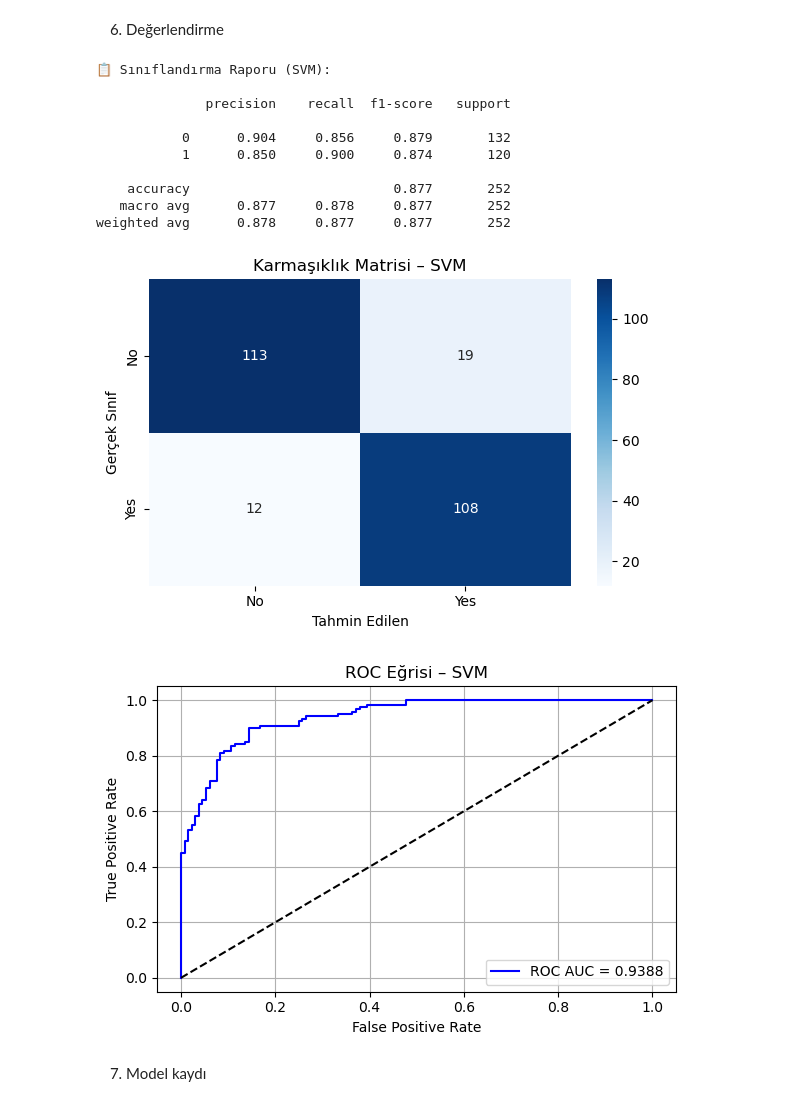
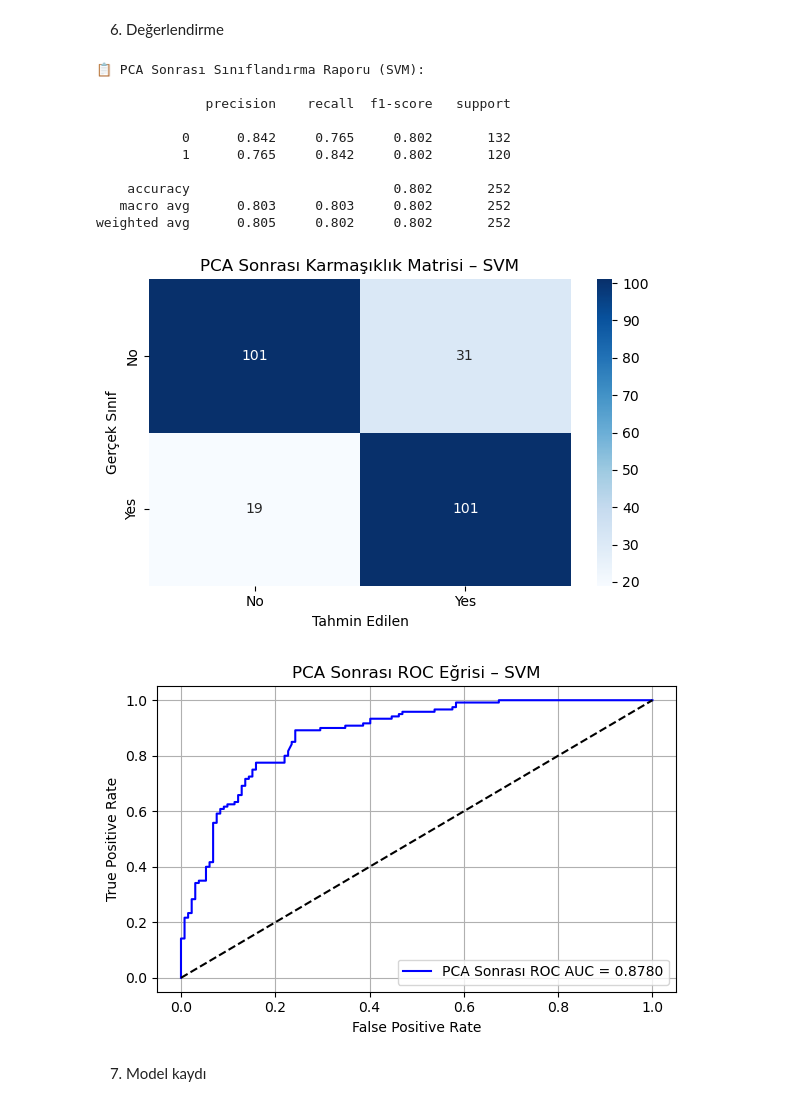
Before and after one commit to batukar/yz_ogrenme_modelleri, a Jupyter notebook: mental_health/pca/svm.ipynb, the cells around one changed output. Cells and saved outputs as stored; diff of their text form; code cells hidden in the pictures.

```diff
--- a/mental_health/pca/svm.ipynb
+++ b/mental_health/pca/svm.ipynb
@@ -82,47 +82,47 @@ y_proba = model.predict_proba(X_test_scaled)[:, 1]
 6. Değerlendirme
 # %%
 # 📋 Sınıflandırma raporu
-print("📋 Sınıflandırma Raporu (SVM):\n")
+print("📋 PCA Sonrası Sınıflandırma Raporu (SVM):\n")
 report = classification_report(y_test, y_pred, digits=3)  # 3 basamak hassasiyeti
 print(report)
 
 # 🔍 Karmaşıklık Matrisi
 cm = confusion_matrix(y_test, y_pred)
 plt.figure(figsize=(6, 4))
 sns.heatmap(cm, annot=True, fmt="d", cmap="Blues", xticklabels=["No", "Yes"], yticklabels=["No", "Yes"])
-plt.title("Karmaşıklık Matrisi – SVM")
+plt.title("PCA Sonrası Karmaşıklık Matrisi – SVM")
 plt.xlabel("Tahmin Edilen")
 plt.ylabel("Gerçek Sınıf")
 plt.tight_layout()
 plt.show()
 
 # 🌈 ROC Eğrisi
 fpr, tpr, _ = roc_curve(y_test, y_proba)
 roc_auc = roc_auc_score(y_test, y_proba)
 
 plt.figure(figsize=(6, 4))
-plt.plot(fpr, tpr, label=f"ROC AUC = {roc_auc:.4f}", color="blue")
+plt.plot(fpr, tpr, label=f"PCA Sonrası ROC AUC = {roc_auc:.4f}", color="blue")
 plt.plot([0, 1], [0, 1], 'k--')
 plt.xlabel("False Positive Rate")
 plt.ylabel("True Positive Rate")
-plt.title("ROC Eğrisi – SVM")
+plt.title("PCA Sonrası ROC Eğrisi – SVM")
 plt.legend(loc="lower right")
 plt.grid()
 plt.tight_layout()
 plt.show()
 # %% [output]
-📋 Sınıflandırma Raporu (SVM):
+📋 PCA Sonrası Sınıflandırma Raporu (SVM):
 
               precision    recall  f1-score   support
 
-           0      0.904     0.856     0.879       132
-           1      0.850     0.900     0.874       120
+           0      0.842     0.765     0.802       132
+           1      0.765     0.842     0.802       120
 
-    accuracy                          0.877       252
-   macro avg      0.877     0.878     0.877       252
-weighted avg      0.878     0.877     0.877       252
+    accuracy                          0.802       252
+   macro avg      0.803     0.803     0.802       252
+weighted avg      0.805     0.802     0.802       252
-[figure, old version]
+[figure, new version]
-[figure, old version]
+[figure, new version]
 # %% [markdown]
 7. Model kaydı
 # %%
```
Also changed, not shown: parts of 1 cell of this notebook, 24 other files.
